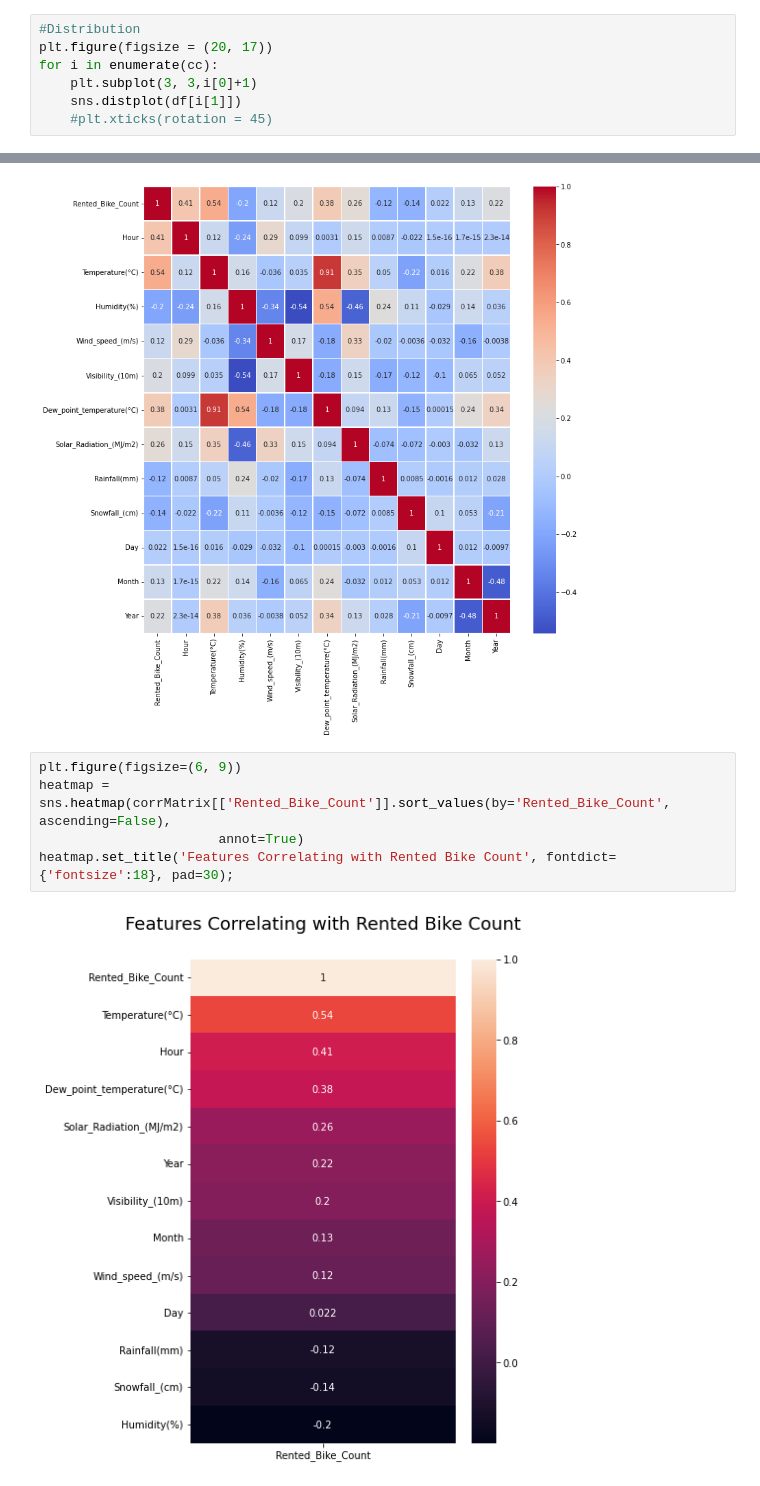
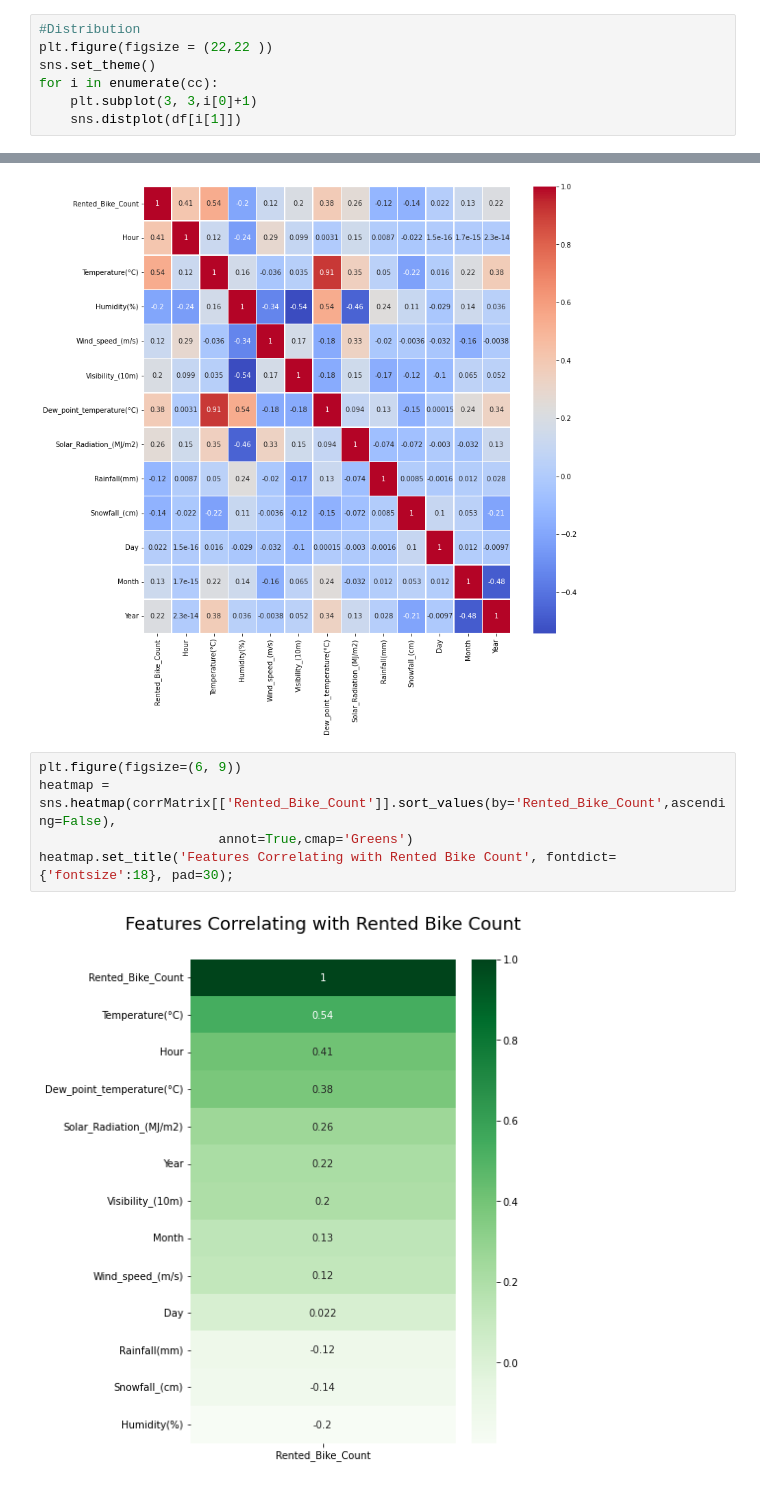
Before and after one commit to Sriharish19/Bike-Demand-Prediction, a Jupyter notebook: SH_Bike_Sharing_Demand_Prediction_Capstone_Project.ipynb, the cells around one changed output, grey strips where cells are left out. Cells and saved outputs as stored; diff of their text form.

```diff
--- a/SH_Bike_Sharing_Demand_Prediction_Capstone_Project.ipynb
+++ b/SH_Bike_Sharing_Demand_Prediction_Capstone_Project.ipynb
@@ -176,9 +172,9 @@ list(enumerate(cc))
  (8, 'Snowfall_(cm)')]
 # %%
 #Distribution
-plt.figure(figsize = (20, 17))
+plt.figure(figsize = (22,22 ))
+sns.set_theme()
 for i in enumerate(cc):
     plt.subplot(3, 3,i[0]+1)
     sns.distplot(df[i[1]])
-    #plt.xticks(rotation = 45)
 # %% [output]
@@ -219,10 +230,10 @@ plt.show()
 [figure]
 # %%
 plt.figure(figsize=(6, 9))
-heatmap = sns.heatmap(corrMatrix[['Rented_Bike_Count']].sort_values(by='Rented_Bike_Count', ascending=False),
-                       annot=True)
+heatmap = sns.heatmap(corrMatrix[['Rented_Bike_Count']].sort_values(by='Rented_Bike_Count',ascending=False),
+                       annot=True,cmap='Greens')
 heatmap.set_title('Features Correlating with Rented Bike Count', fontdict={'fontsize':18}, pad=30);
 # %% [output]
-[figure, old version]
+[figure, new version]
 # %%
 ee = ['Temperature(°C)',	'Humidity(%)',	'Wind_speed_(m/s)',	'Visibility_(10m)',	'Solar_Radiation_(MJ/m2)',	'Rainfall(mm)',	'Snowfall_(cm)']
```
Also changed, not shown: parts of 6 cells of this notebook.
